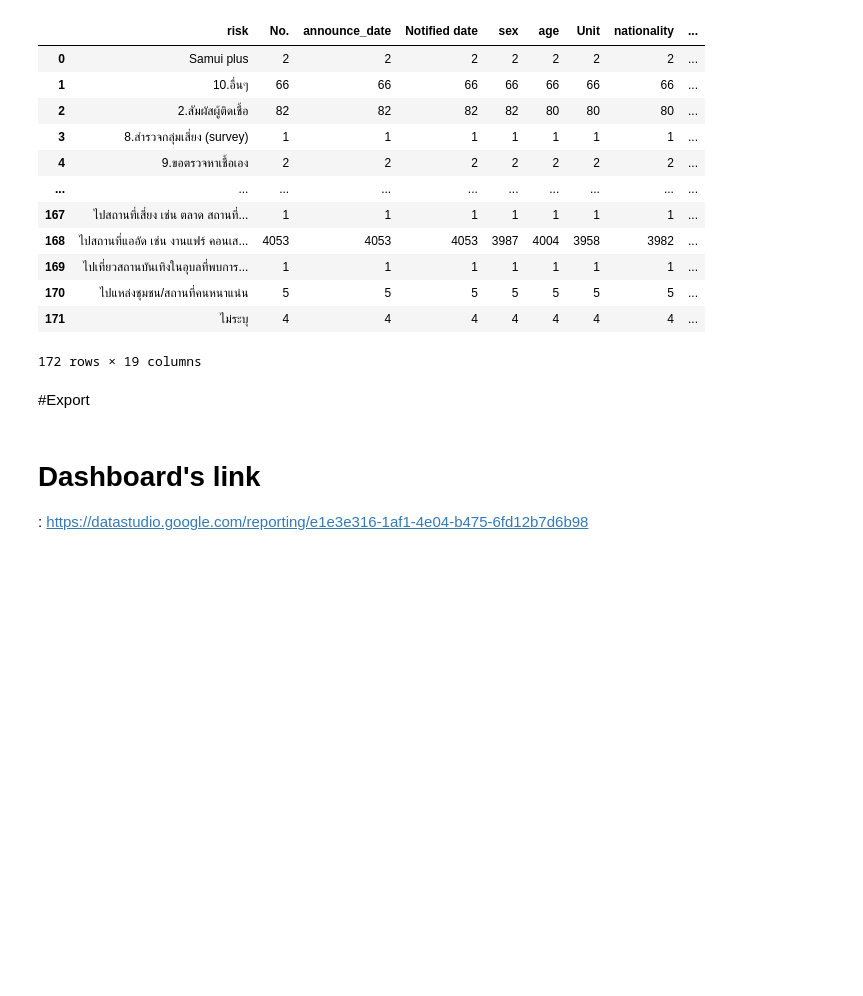
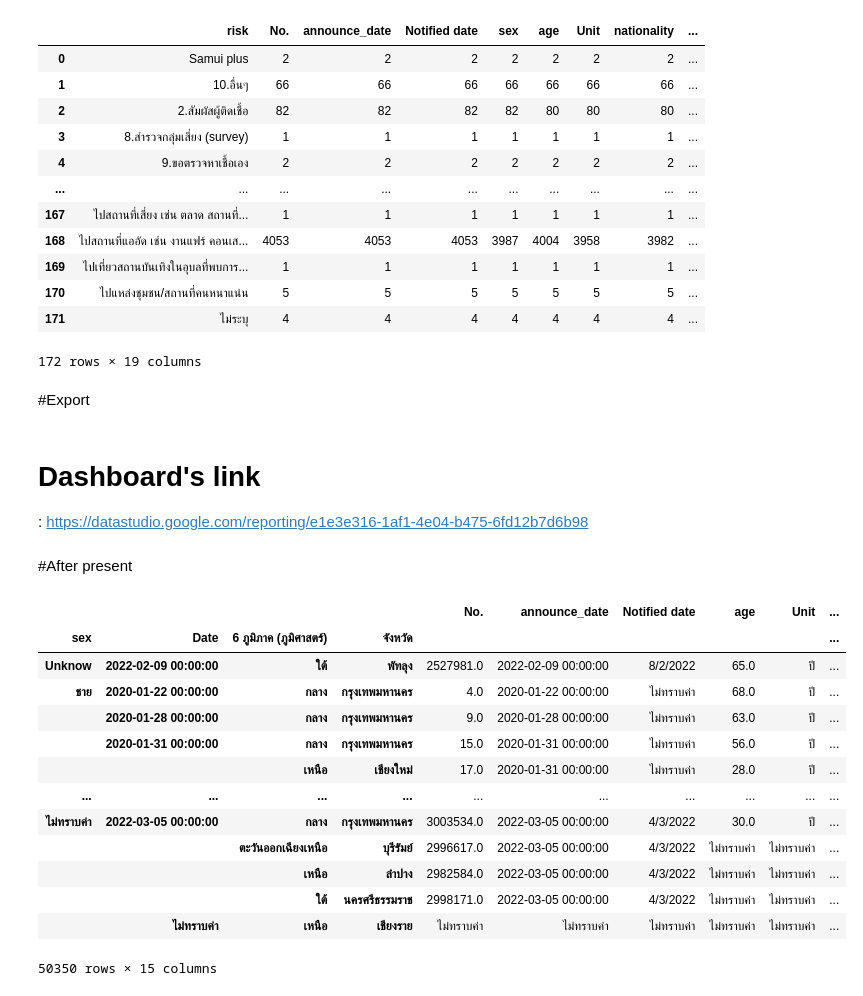
Before and after one commit to ThanikPimpiban/data_viz_2022, a Jupyter notebook: ProjectFinal.ipynb, the cells around one changed output. Drawn from its saved outputs; the diff is of its cells as text; code cells hidden in the pictures; blank space fills up the shorter version.

```diff
--- a/ProjectFinal.ipynb
+++ b/ProjectFinal.ipynb
@@ -519,3 +519,23 @@ list_of_risk.to_csv('list_of_risk.csv',encoding='utf-8') ## Export เป็น
 
 
 : https://datastudio.google.com/reporting/e1e3e316-1af1-4e04-b475-6fd12b7d6b98
+# %% [markdown]
+#After present
+# %%
+New = df_no_missing.groupby(['sex','Date','6 ภูมิภาค (ภูมิศาสตร์)','จังหวัด']).first()
+New
+# %% [output]
+|  |  |  |  | No. | announce_date | Notified date | age | Unit | ... |
+| sex | Date | 6 ภูมิภาค (ภูมิศาสตร์) | จังหวัด |  |  |  |  |  | ... |
+| Unknow | 2022-02-09 00:00:00 | ใต้ | พัทลุง | 2527981.0 | 2022-02-09 00:00:00 | 8/2/2022 | 65.0 | ปี | ... |
+| ชาย | 2020-01-22 00:00:00 | กลาง | กรุงเทพมหานคร | 4.0 | 2020-01-22 00:00:00 | ไม่ทราบค่า | 68.0 | ปี | ... |
+|  | 2020-01-28 00:00:00 | กลาง | กรุงเทพมหานคร | 9.0 | 2020-01-28 00:00:00 | ไม่ทราบค่า | 63.0 | ปี | ... |
+|  | 2020-01-31 00:00:00 | กลาง | กรุงเทพมหานคร | 15.0 | 2020-01-31 00:00:00 | ไม่ทราบค่า | 56.0 | ปี | ... |
+|  |  | เหนือ | เชียงใหม่ | 17.0 | 2020-01-31 00:00:00 | ไม่ทราบค่า | 28.0 | ปี | ... |
+| ... | ... | ... | ... | ... | ... | ... | ... | ... | ... |
+| ไม่ทราบค่า | 2022-03-05 00:00:00 | กลาง | กรุงเทพมหานคร | 3003534.0 | 2022-03-05 00:00:00 | 4/3/2022 | 30.0 | ปี | ... |
+|  |  | ตะวันออกเฉียงเหนือ | บุรีรัมย์ | 2996617.0 | 2022-03-05 00:00:00 | 4/3/2022 | ไม่ทราบค่า | ไม่ทราบค่า | ... |
+|  |  | เหนือ | ลำปาง | 2982584.0 | 2022-03-05 00:00:00 | 4/3/2022 | ไม่ทราบค่า | ไม่ทราบค่า | ... |
+|  |  | ใต้ | นครศรีธรรมราช | 2998171.0 | 2022-03-05 00:00:00 | 4/3/2022 | ไม่ทราบค่า | ไม่ทราบค่า | ... |
+|  | ไม่ทราบค่า | เหนือ | เชียงราย | ไม่ทราบค่า | ไม่ทราบค่า | ไม่ทราบค่า | ไม่ทราบค่า | ไม่ทราบค่า | ... |
+50350 rows × 15 columns
```
Also changed, not shown: parts of 2 cells of this notebook.
